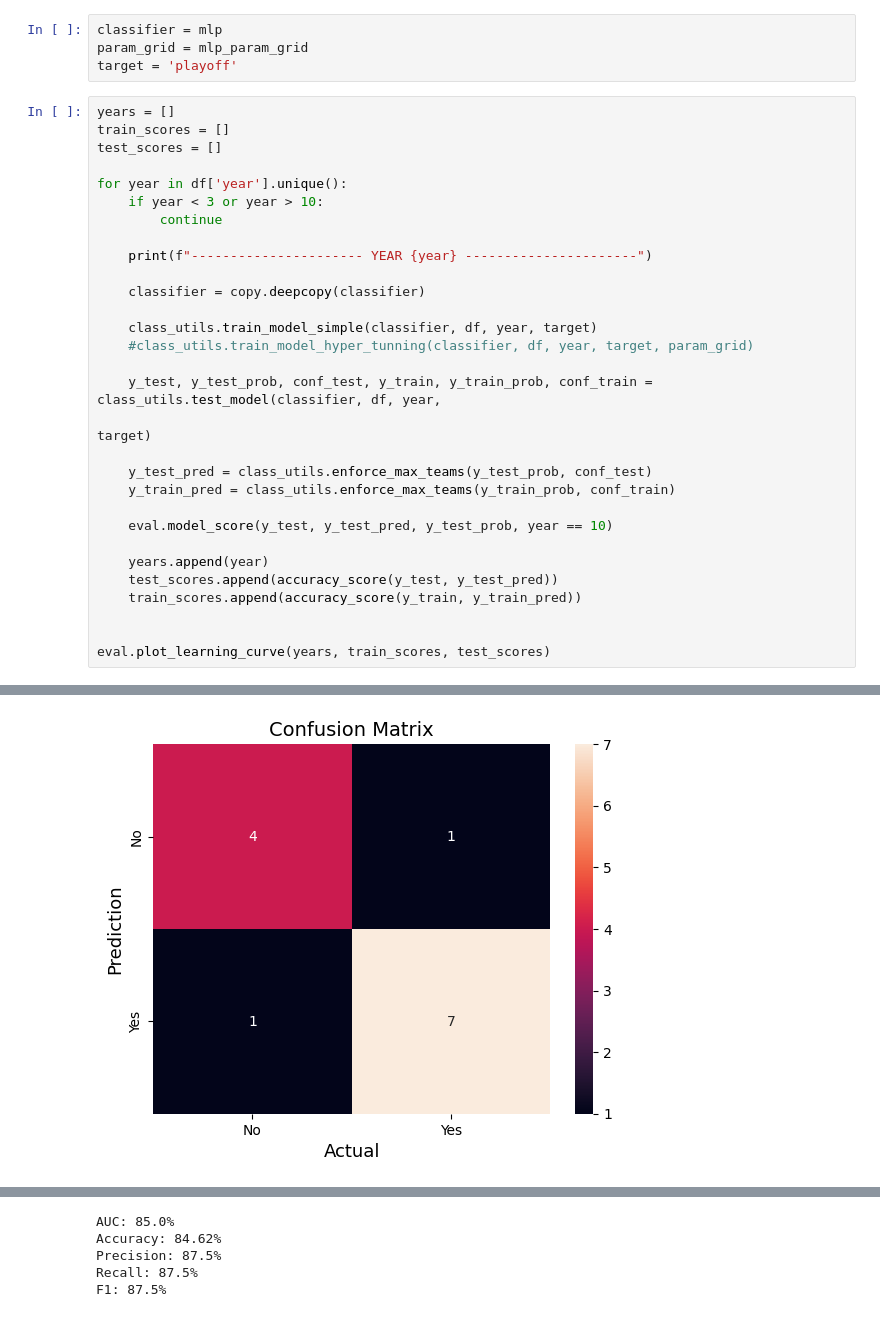
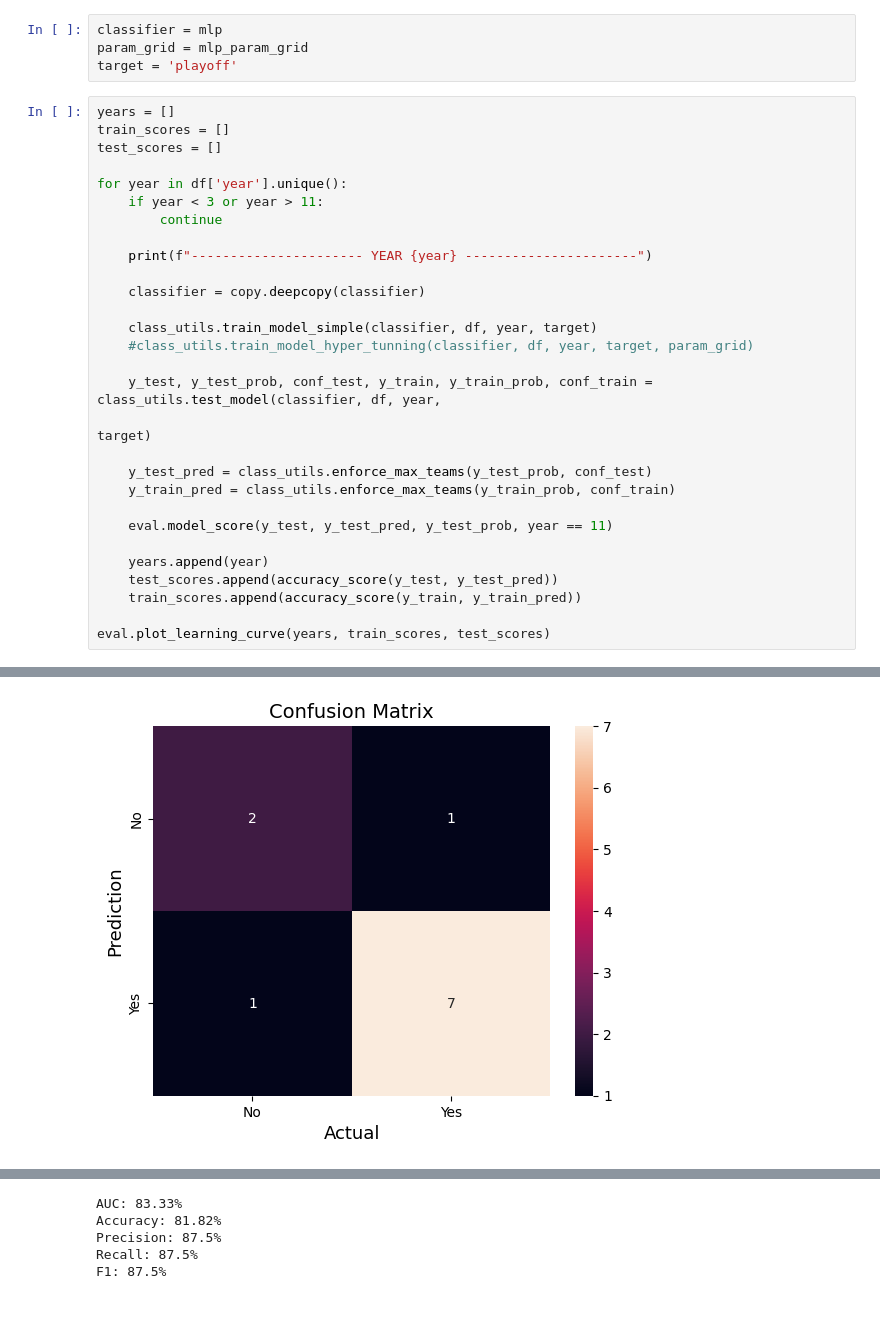
Before and after one commit to DanielRodrigues08/AC-FEUP, a Jupyter notebook: classification/classification.ipynb, the cells around one changed output, grey strips where cells are left out. Saved outputs shown, nothing was run; the diff lists cells and outputs as text.

```diff
--- a/classification/classification.ipynb
+++ b/classification/classification.ipynb
@@ -130,7 +130,7 @@ train_scores = []
 test_scores = []
 
 for year in df['year'].unique():
-    if year < 3 or year > 10:
+    if year < 3 or year > 11:
         continue
 
     print(f"---------------------- YEAR {year} ----------------------")
@@ -146,13 +146,12 @@ for year in df['year'].unique():
     y_test_pred = class_utils.enforce_max_teams(y_test_prob, conf_test)
     y_train_pred = class_utils.enforce_max_teams(y_train_prob, conf_train)
 
-    eval.model_score(y_test, y_test_pred, y_test_prob, year == 10)
+    eval.model_score(y_test, y_test_pred, y_test_prob, year == 11)
 
     years.append(year)
     test_scores.append(accuracy_score(y_test, y_test_pred))
     train_scores.append(accuracy_score(y_train, y_train_pred))
 
-
 eval.plot_learning_curve(years, train_scores, test_scores)
 # %% [output]
 ---------------------- YEAR 3 ----------------------
@@ -175 +174 @@ F1: 75.0%
-[figure, old version]
+[figure, new version]
@@ -177,5 +176,5 @@ F1: 75.0%
-AUC: 85.0%
-Accuracy: 84.62%
+AUC: 83.33%
+Accuracy: 81.82%
 Precision: 87.5%
 Recall: 87.5%
 F1: 87.5%
```
Also changed, not shown: parts of 3 cells of this notebook, 4 other files.
